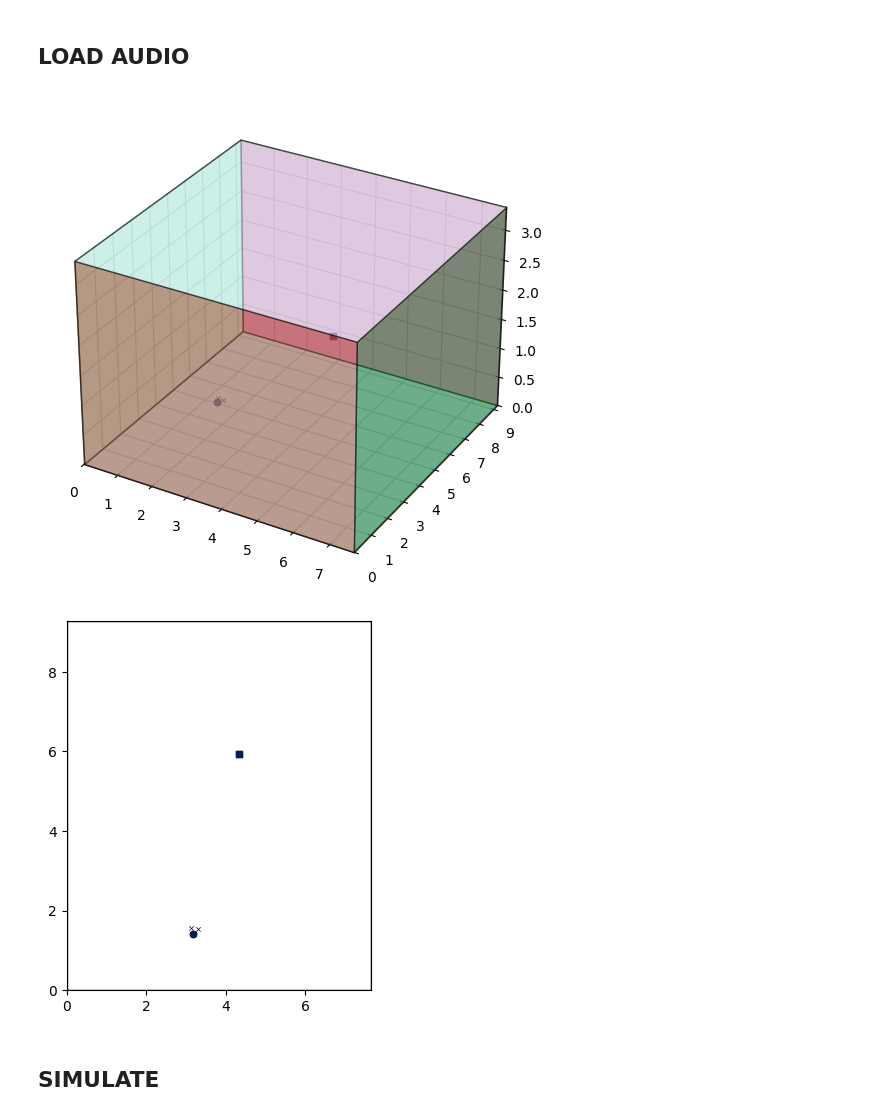
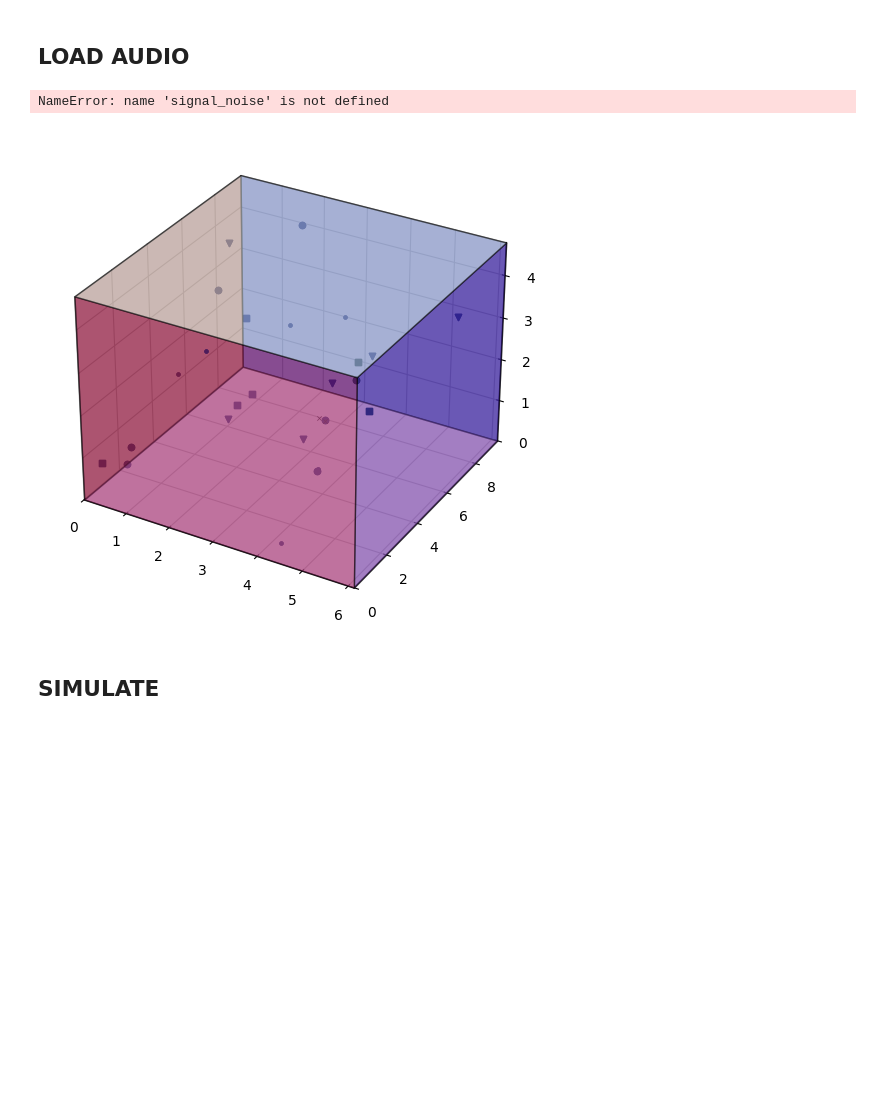
Before and after one commit to ovistetom/mix-ears-wham, a Jupyter notebook: test_room.ipynb, the cells around one changed output. Cells and saved outputs as stored; diff of their text form; code cells hidden in the pictures; blank space fills up the shorter version.

```diff
--- a/test_room.ipynb
+++ b/test_room.ipynb
@@ -119 +119,3 @@ array([7.64775629, 9.28446501, 3.37948583])
+# %%
+noise_pos = random_diffuse_noise_position(room_dim, num_sources=24)
 # %%
@@ -158,30 +138,35 @@ Type:      function
+# %%
+example_path = r"database\WHAM\tr\01aa010b_0.97482_209a010p_-0.97482.wav"
+signal_noise, sr = torchaudio.load(example_path)
+# %%
+signal_noise
+# %% [output]
+NameError: name 'signal_noise' is not defined
 # %%
-clean_wav = torchaudio.utils.download_asset("tutorial-assets/mvdr/clean_speech.wav")
-noise_wav = torchaudio.utils.download_asset("tutorial-assets/mvdr/noise.wav")
-signal_clean, sr_clean = torchaudio.load(clean_wav)
-signal_noise, sr_noise = torchaudio.load(noise_wav)
+# Apply desired SNR
 signal_clean = signal_clean[0].numpy()
 signal_noise = signal_noise[0].numpy()
-
-# Apply desired SNR
 signal_clean = signal_clean / np.max(np.abs(signal_clean))  # Normalize
 signal_noise = signal_noise / np.max(np.abs(signal_noise))  # Normalize
-snr = 0
-signal_noise = signal_noise * np.power(10, snr/20)
+snr = 6
+signal_noise = signal_noise * np.power(10, -snr/20)
 # %%
 room.add_source(mouth_pos, signal=signal_clean, delay=0.0)
-room.add_microphone_array(mics_pos.T)
-room.add_source(distractor_pos, signal=signal_noise, delay=0.0)
+room.add_microphone_array(ears_pos.T)
+# room.add_source(distractor_pos, signal=signal_noise, delay=0.0)
+# room.plot();
+
+# room2d = pra.ShoeBox(room_dim[0:2], fs=16000)
+# room2d.add_source(mouth_pos[0:2])
+# room2d.add_microphone_array(mics_pos.T[0:2])
+# room2d.add_source(distractor_pos[0:2])
+# room2d.plot();
+
+for pos in noise_pos:
+    room.add_source(pos, signal=signal_noise, delay=0.0)
 room.plot();
-
-room2d = pra.ShoeBox(room_dim[0:2], fs=16000)
-room2d.add_source(mouth_pos[0:2])
-room2d.add_microphone_array(mics_pos.T[0:2])
-room2d.add_source(distractor_pos[0:2])
-room2d.plot();
 # %% [output]
-[figure, old version]
+[figure, new version]
-[figure, removed]
 # %% [markdown]
 ## SIMULATE
 # %%
```
Also changed, not shown: parts of 11 cells of this notebook, 2 other files.
